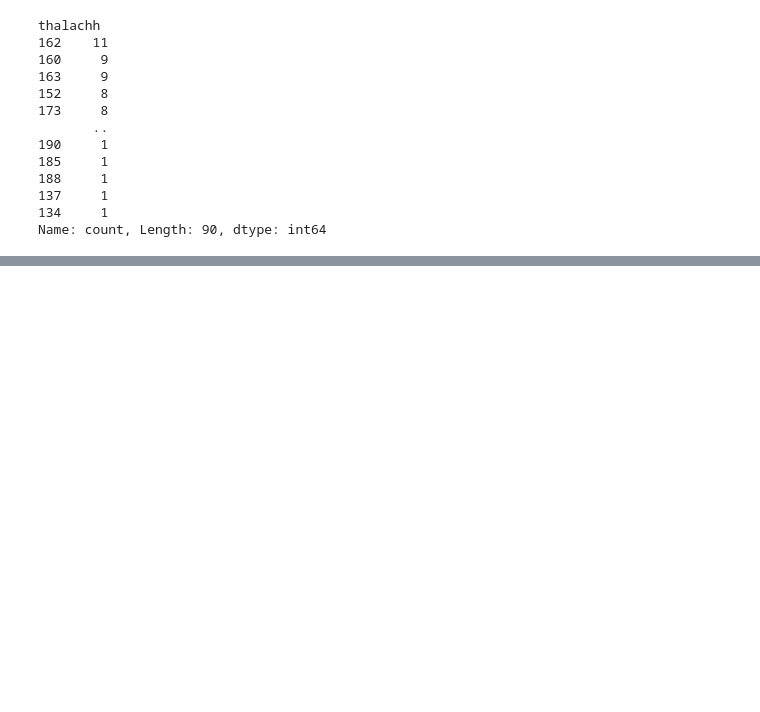
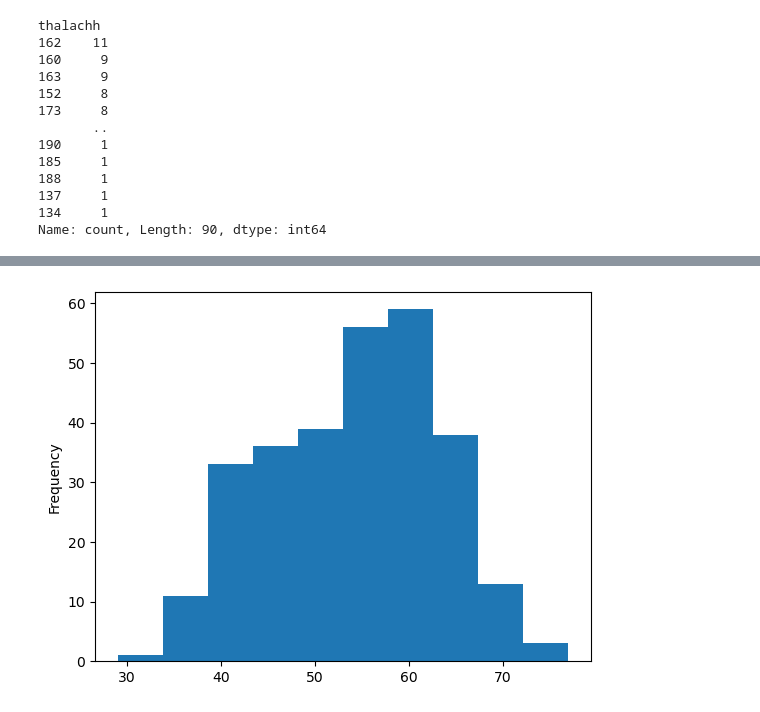
Before and after one commit to FairozAhmadSheikh/Machine_and_Deep_Learning_Basic_To_Advance, a Jupyter notebook: For_Hospital_using_heart_disease.ipynb, the cells around one changed output, grey strips where cells are left out. Cells and saved outputs as stored; diff of their text form; code cells hidden in the pictures; blank space fills up the shorter version.

```diff
--- a/For_Hospital_using_heart_disease.ipynb
+++ b/For_Hospital_using_heart_disease.ipynb
@@ -147,0 +148,5 @@ AttributeError: 'DataFrame' object has no attribute 'thalach'
+# %%
+# lets check the distribution of the age column
+df.age.plot.hist();
+# %% [output]
+[figure, added]
```
Also changed, not shown: parts of 4 cells of this notebook.
